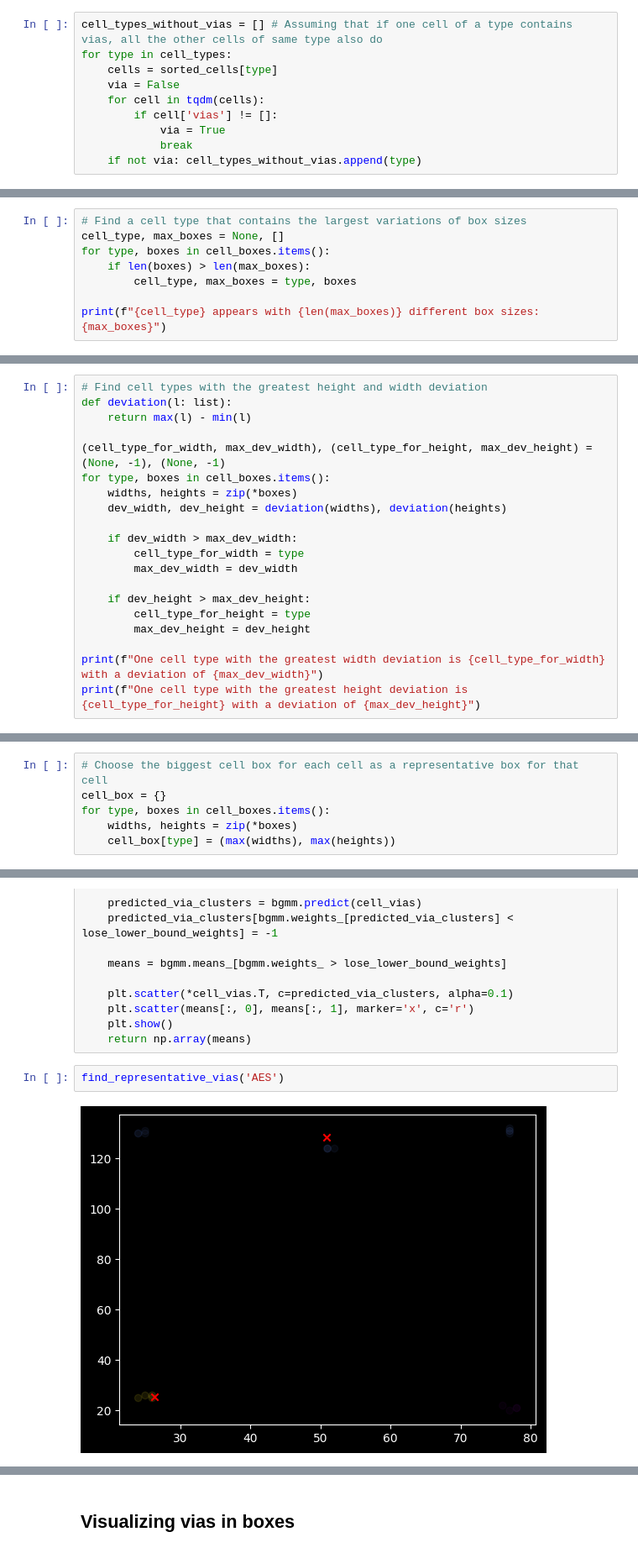
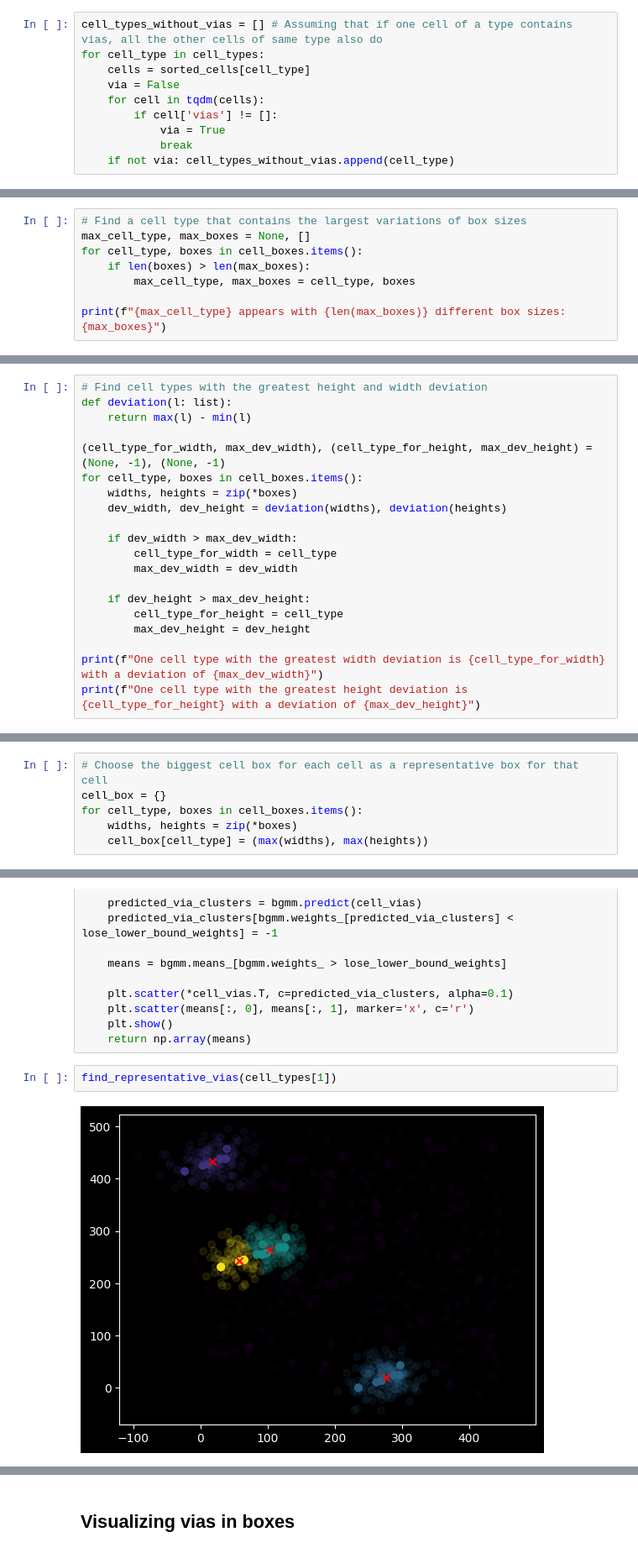
Before and after one commit to Souren-0/Bachelor_Thesis, a Jupyter notebook: Point_Cloud_Identification.ipynb, the cells around one changed output, grey strips where cells are left out. Shown at 84% size. Cells and saved outputs as stored; diff of their text form.

```diff
--- a/Point_Cloud_Identification.ipynb
+++ b/Point_Cloud_Identification.ipynb
@@ -252,14 +252,14 @@ def get_aligned_vias(cell_type: str, num_cells : int = 100, alignment_itr : int
 ### Scope of the data
 # %%
 cell_types_without_vias = [] # Assuming that if one cell of a type contains vias, all the other cells of same type also do
-for type in cell_types:
-    cells = sorted_cells[type]
+for cell_type in cell_types:
+    cells = sorted_cells[cell_type]
     via = False
     for cell in tqdm(cells):
         if cell['vias'] != []:
             via = True
             break
-    if not via: cell_types_without_vias.append(type)
+    if not via: cell_types_without_vias.append(cell_type)
 # %%
 print("Total cell types:", len(cell_types))
 print("Cell types that don't contain vias:", len(cell_types_without_vias))
@@ -290,10 +290,10 @@ for cell_type in cell_types:
         cell_boxes[cell_type][box_size] += 1
 # %%
 # Find a cell type that contains the largest variations of box sizes
-cell_type, max_boxes = None, []
-for type, boxes in cell_boxes.items():
+max_cell_type, max_boxes = None, []
+for cell_type, boxes in cell_boxes.items():
     if len(boxes) > len(max_boxes):
-        cell_type, max_boxes = type, boxes
+        max_cell_type, max_boxes = cell_type, boxes
 
-print(f"{cell_type} appears with {len(max_boxes)} different box sizes: {max_boxes}")
+print(f"{max_cell_type} appears with {len(max_boxes)} different box sizes: {max_boxes}")
 # %% [output]
@@ -304,16 +304,16 @@ def deviation(l: list):
     return max(l) - min(l)
 
 (cell_type_for_width, max_dev_width), (cell_type_for_height, max_dev_height) = (None, -1), (None, -1)
-for type, boxes in cell_boxes.items():
+for cell_type, boxes in cell_boxes.items():
     widths, heights = zip(*boxes)
     dev_width, dev_height = deviation(widths), deviation(heights)
 
     if dev_width > max_dev_width:
-        cell_type_for_width = type
+        cell_type_for_width = cell_type
         max_dev_width = dev_width
 
     if dev_height > max_dev_height:
-        cell_type_for_height = type
+        cell_type_for_height = cell_type
         max_dev_height = dev_height
 
 print(f"One cell type with the greatest width deviation is {cell_type_for_width} with a deviation of {max_dev_width}")
@@ -327,9 +327,9 @@ One cell type with the greatest height deviation is TEST_TYPE1 with a deviation
 # %%
 # Choose the biggest cell box for each cell as a representative box for that cell
 cell_box = {}
-for type, boxes in cell_boxes.items():
+for cell_type, boxes in cell_boxes.items():
     widths, heights = zip(*boxes)
-    cell_box[type] = (max(widths), max(heights))
+    cell_box[cell_type] = (max(widths), max(heights))
 # %% [markdown]
 ## Choosing representative vias per cell type
 # %%
@@ -361,6 +361,6 @@ def find_representative_vias(cell_type) -> NDArray[np.float64]:
     plt.show()
     return np.array(means)
 # %%
-find_representative_vias('AES')
+find_representative_vias(cell_types[1])
 # %% [output]
-[figure, old version]
+[figure, new version]
```
Also changed, not shown: parts of 23 cells of this notebook.
